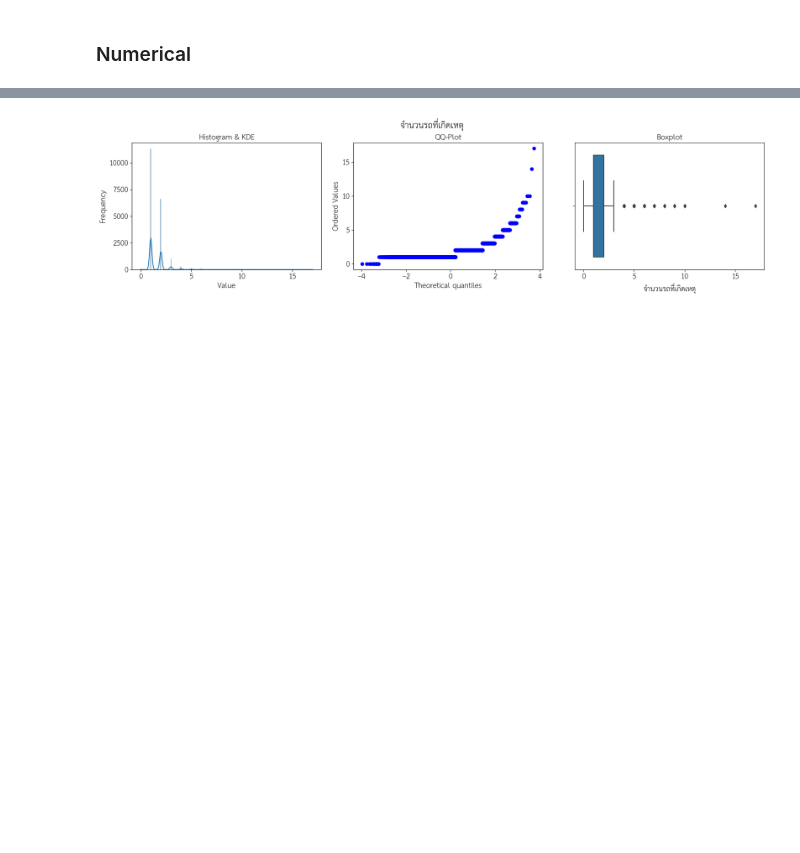
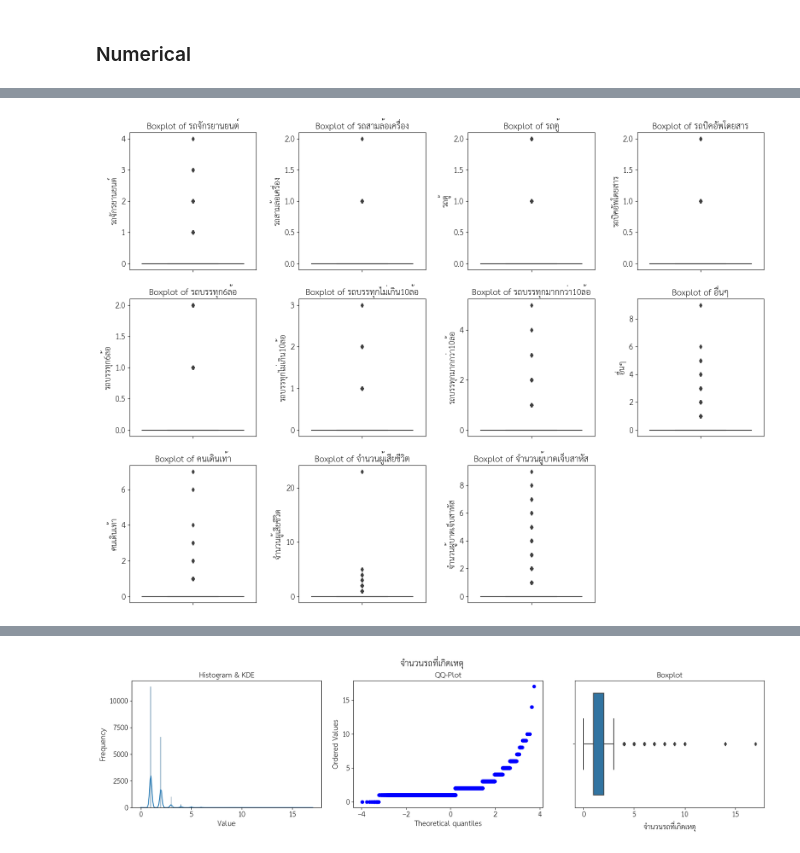
Before and after one commit to firstChetsadakon/business-intelligence-data-exploration, a Jupyter notebook: clean_data_for_cross_section/exploratory_data_anysis.ipynb, the cells around one changed output, grey strips where cells are left out. Cells and saved outputs as stored; diff of their text form; code cells hidden in the pictures; blank space fills up the shorter version.

```diff
--- a/clean_data_for_cross_section/exploratory_data_anysis.ipynb
+++ b/clean_data_for_cross_section/exploratory_data_anysis.ipynb
@@ -123,0 +178,24 @@ plot_value_counts(df, selected_column)
+# %%
+sus_column = ['รถจักรยานยนต์','รถสามล้อเครื่อง','รถตู้','รถปิคอัพโดยสาร','รถบรรทุก6ล้อ',
+              'รถบรรทุกไม่เกิน10ล้อ','รถบรรทุกมากกว่า10ล้อ','อื่นๆ','คนเดินเท้า','จำนวนผู้เสียชีวิต','จำนวนผู้บาดเจ็บสาหัส']
+# %%
+# กำหนด layout subplot (5 columns, 4 rows)
+fig, axes = plt.subplots(nrows=3, ncols=4, figsize=(16, 12))  # กำหนดขนาดให้พอดี
+
+# แปลง 2D array ของ subplot เป็น 1D list
+axes = axes.flatten()
+
+# วาด boxplot ในแต่ละ subplot
+for i, col in enumerate(sus_column):
+    sns.boxplot(y=df[col], ax=axes[i])
+    axes[i].set_title(f'Boxplot of {col}')
+    axes[i].set_xlabel('')
+
+# ลบ subplot ที่ไม่ได้ใช้ (กรณีที่มี column ไม่ถึง 20)
+for j in range(len(sus_column), len(axes)):
+    fig.delaxes(axes[j])
+
+plt.tight_layout()
+plt.show()
+# %% [output]
+[figure, added]
```
Also changed, not shown: parts of 8 cells of this notebook, 29 other files.
